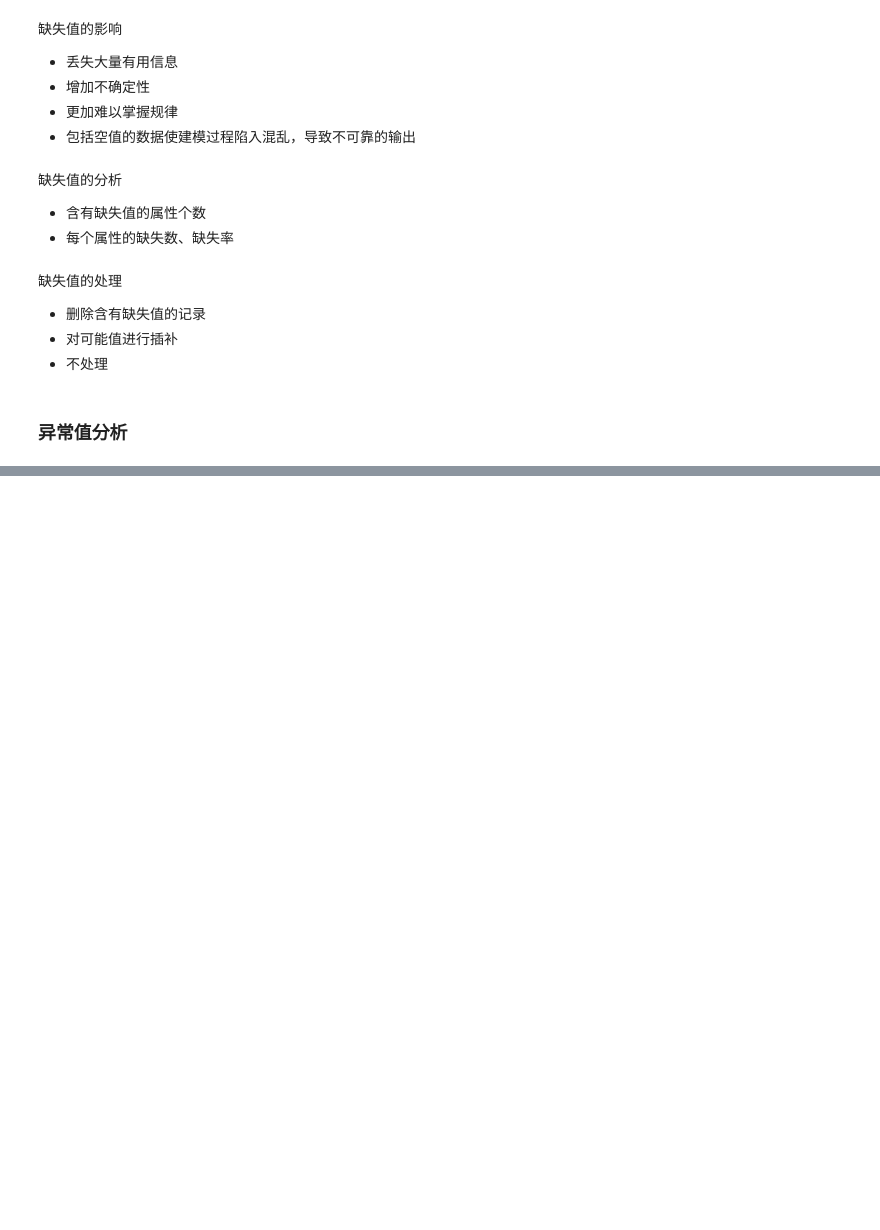
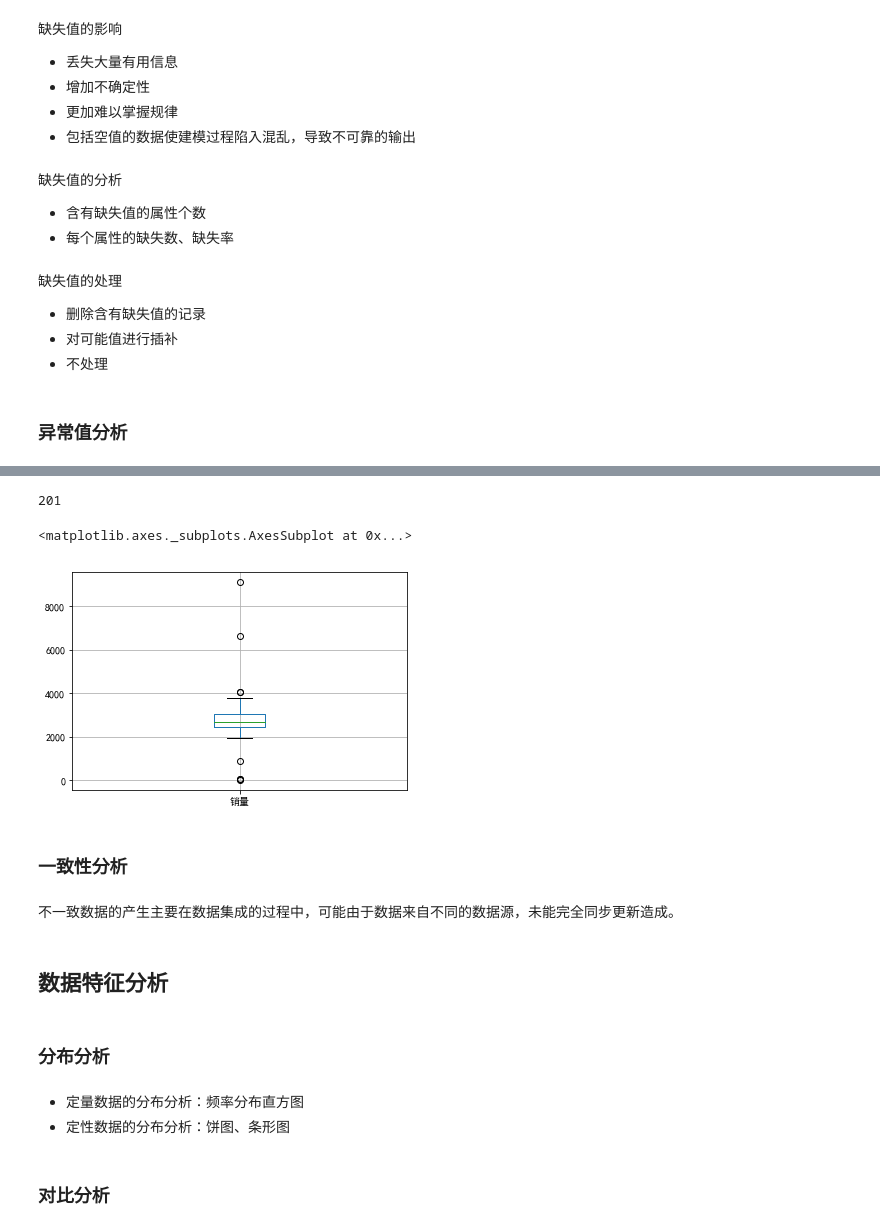
Before and after one commit to EricLiuLR/python-, a Jupyter notebook: my_note_03.ipynb, the cells around one changed output, grey strips where cells are left out. Cells and saved outputs as stored; diff of their text form; code cells hidden in the pictures; blank space fills up the shorter version.

```diff
--- a/my_note_03.ipynb
+++ b/my_note_03.ipynb
@@ -47,0 +59,4 @@
+# %%
+catering_sale = './data/data_3/catering_sale.xls'
+data = pd.read_excel(catering_sale, index_col='日期')
+data.head()
@@ -47,0 +83,4 @@
+# %%
+len(data)
+# %% [output]
+201
@@ -47,0 +89,21 @@
+# %%
+plt.rcParams['font.sans-serif'] = ['SimHei']
+plt.rcParams['axes.unicode_minus'] = False
+# %%
+data.boxplot()
+# %% [output]
+<matplotlib.axes._subplots.AxesSubplot at 0x...>
+[figure, added]
+# %% [markdown]
+### 一致性分析
+# %% [markdown]
+不一致数据的产生主要在数据集成的过程中，可能由于数据来自不同的数据源，未能完全同步更新造成。
+# %% [markdown]
+## 数据特征分析
+# %% [markdown]
+### 分布分析
+# %% [markdown]
+- 定量数据的分布分析：频率分布直方图
+- 定性数据的分布分析：饼图、条形图
+# %% [markdown]
+### 对比分析
```
Also changed, not shown: parts of 19 cells of this notebook.
